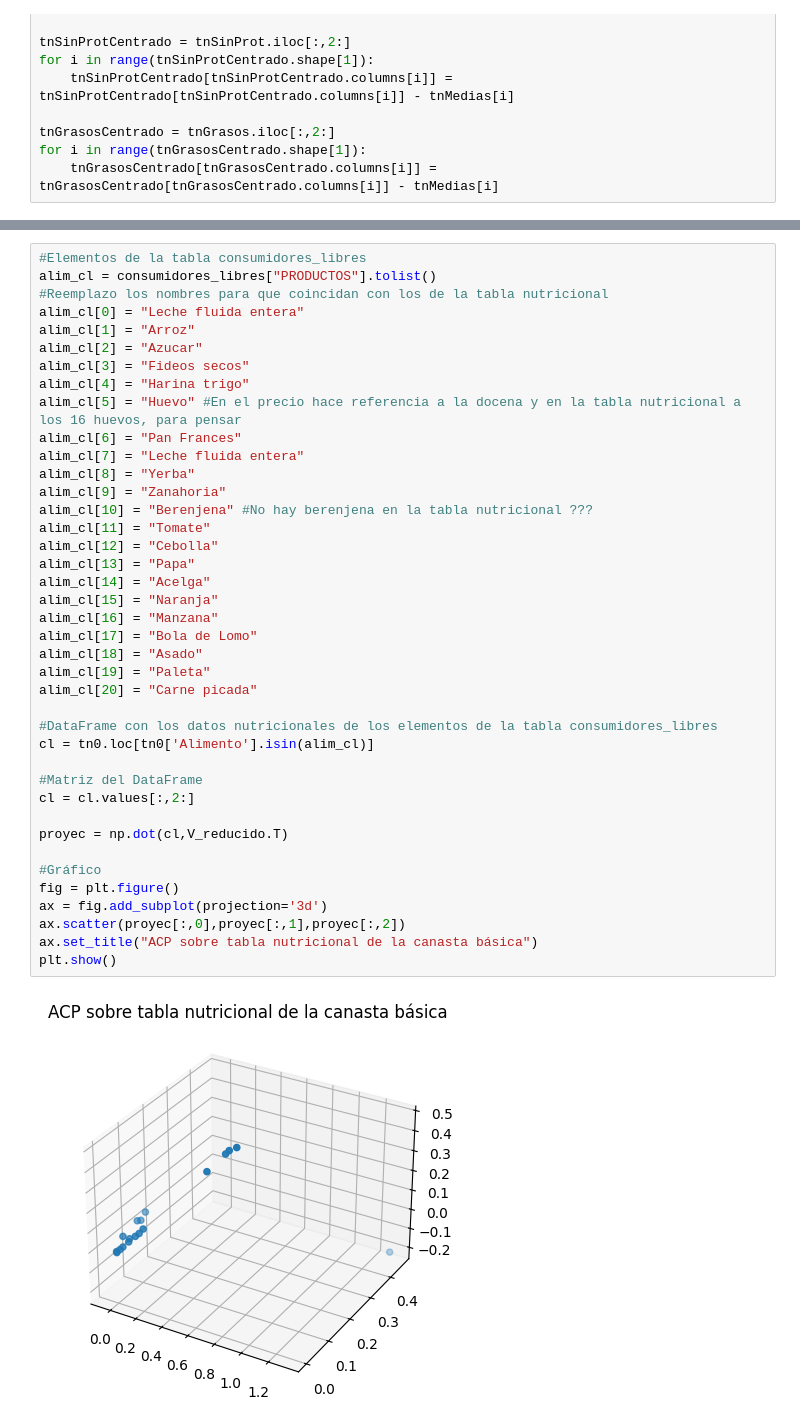
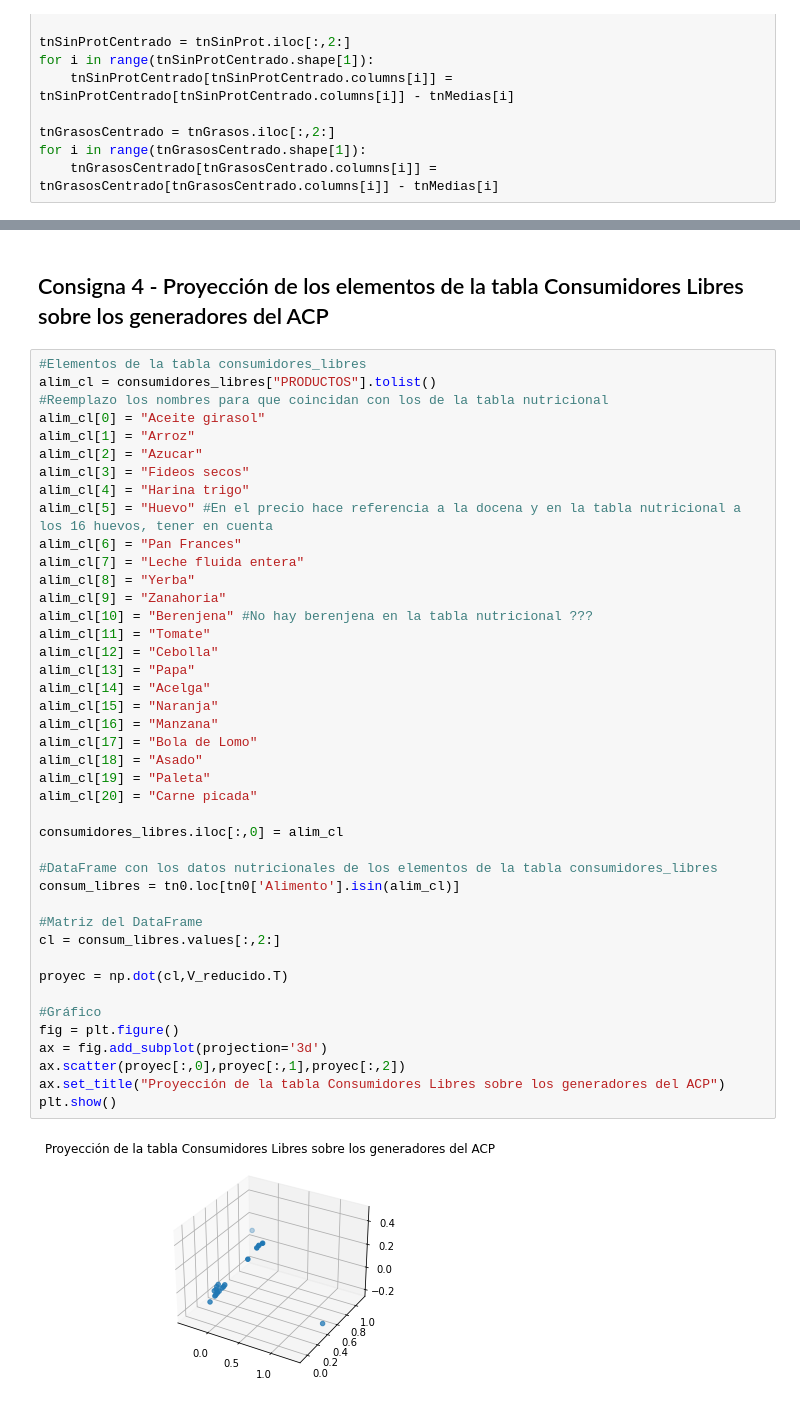
Before and after one commit to r3ch1rd/TP2alc, a Jupyter notebook: TP2alc.ipynb, the cells around one changed output, grey strips where cells are left out. Cells and saved outputs as stored; diff of their text form.

```diff
--- a/TP2alc.ipynb
+++ b/TP2alc.ipynb
@@ -162,42 +162,46 @@ plt.show()
+# %% [markdown]
+## Consigna 4 - Proyección de los elementos de la tabla Consumidores Libres sobre los generadores del ACP
 # %%
 #Elementos de la tabla consumidores_libres
 alim_cl = consumidores_libres["PRODUCTOS"].tolist()
 #Reemplazo los nombres para que coincidan con los de la tabla nutricional
-alim_cl[0] = "Leche fluida entera"
+alim_cl[0] = "Aceite girasol"
 alim_cl[1] = "Arroz"
 alim_cl[2] = "Azucar"
 alim_cl[3] = "Fideos secos"
 alim_cl[4] = "Harina trigo"
-alim_cl[5] = "Huevo" #En el precio hace referencia a la docena y en la tabla nutricional a los 16 huevos, para pensar
+alim_cl[5] = "Huevo" #En el precio hace referencia a la docena y en la tabla nutricional a los 16 huevos, tener en cuenta
 alim_cl[6] = "Pan Frances"
 alim_cl[7] = "Leche fluida entera"
 alim_cl[8] = "Yerba"
 alim_cl[9] = "Zanahoria"
 alim_cl[10] = "Berenjena" #No hay berenjena en la tabla nutricional ???
 alim_cl[11] = "Tomate"
 alim_cl[12] = "Cebolla"
 alim_cl[13] = "Papa"
 alim_cl[14] = "Acelga"
 alim_cl[15] = "Naranja"
 alim_cl[16] = "Manzana"
 alim_cl[17] = "Bola de Lomo"
 alim_cl[18] = "Asado"
 alim_cl[19] = "Paleta"
 alim_cl[20] = "Carne picada"
 
+consumidores_libres.iloc[:,0] = alim_cl
+
 #DataFrame con los datos nutricionales de los elementos de la tabla consumidores_libres
-cl = tn0.loc[tn0['Alimento'].isin(alim_cl)]
+consum_libres = tn0.loc[tn0['Alimento'].isin(alim_cl)]
 
 #Matriz del DataFrame
-cl = cl.values[:,2:]
+cl = consum_libres.values[:,2:]
 
 proyec = np.dot(cl,V_reducido.T)
 
 #Gráfico
 fig = plt.figure()
 ax = fig.add_subplot(projection='3d')
 ax.scatter(proyec[:,0],proyec[:,1],proyec[:,2])
-ax.set_title("ACP sobre tabla nutricional de la canasta básica")
+ax.set_title("Proyección de la tabla Consumidores Libres sobre los generadores del ACP")
 plt.show()
 # %% [output]
-[figure, old version]
+[figure, new version]
```
Also changed, not shown: parts of 4 cells of this notebook.
